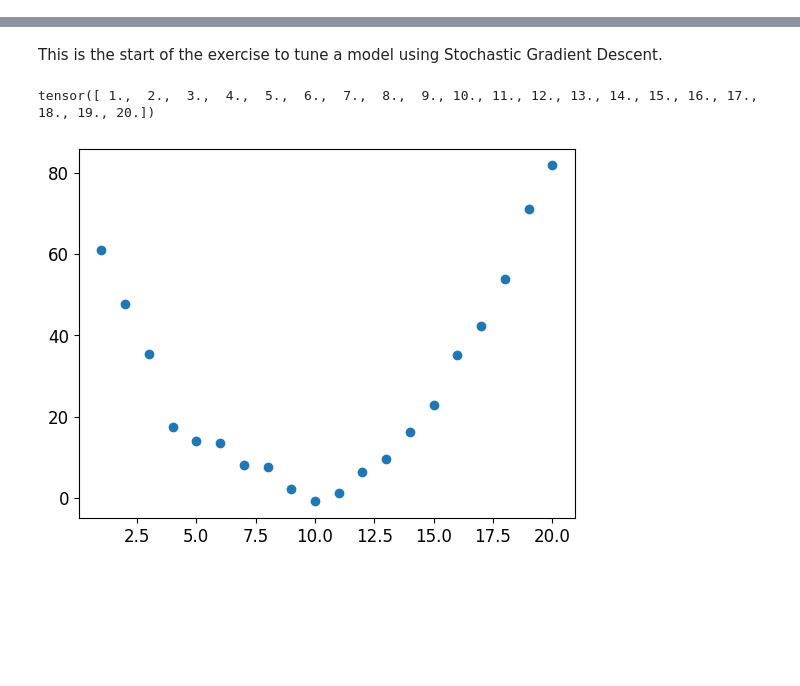
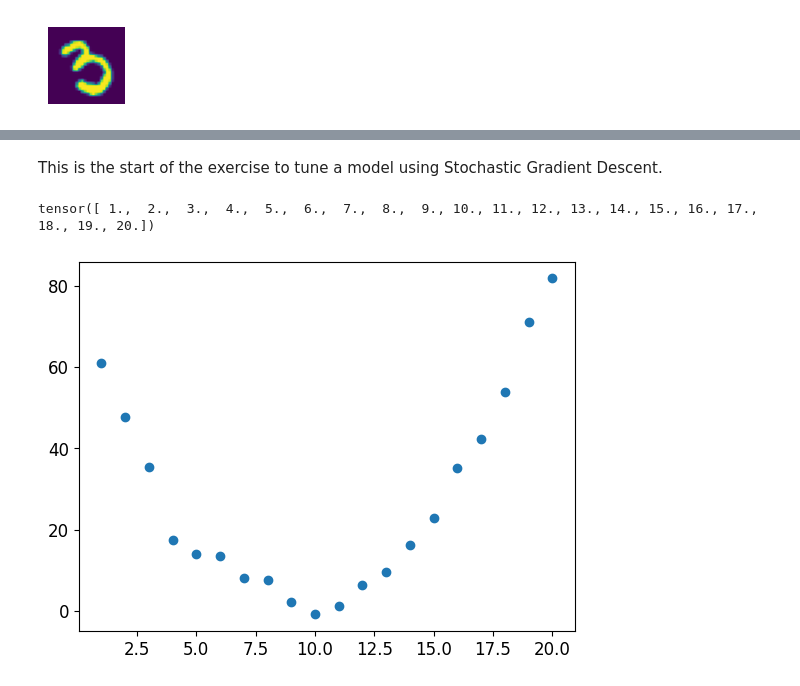
Before and after one commit to dphummel/AI, a Jupyter notebook: 3-or-7.ipynb, the cells around one changed output, grey strips where cells are left out. Drawn from its saved outputs; the diff is of its cells as text; code cells hidden in the pictures; blank space fills up the shorter version.

```diff
--- a/3-or-7.ipynb
+++ b/3-or-7.ipynb
@@ -46,5 +74,7 @@ len(three_tensors),len(seven_tensors)
 # %%
-show_image(three_tensors[1]);
+show_image(three_tensors[560]);
+# %% [output]
+[figure, added]
 # %%
 stacked_sevens = torch.stack(seven_tensors).float()/255
 stacked_threes = torch.stack(three_tensors).float()/255
```
Also changed, not shown: parts of 23 cells of this notebook.
